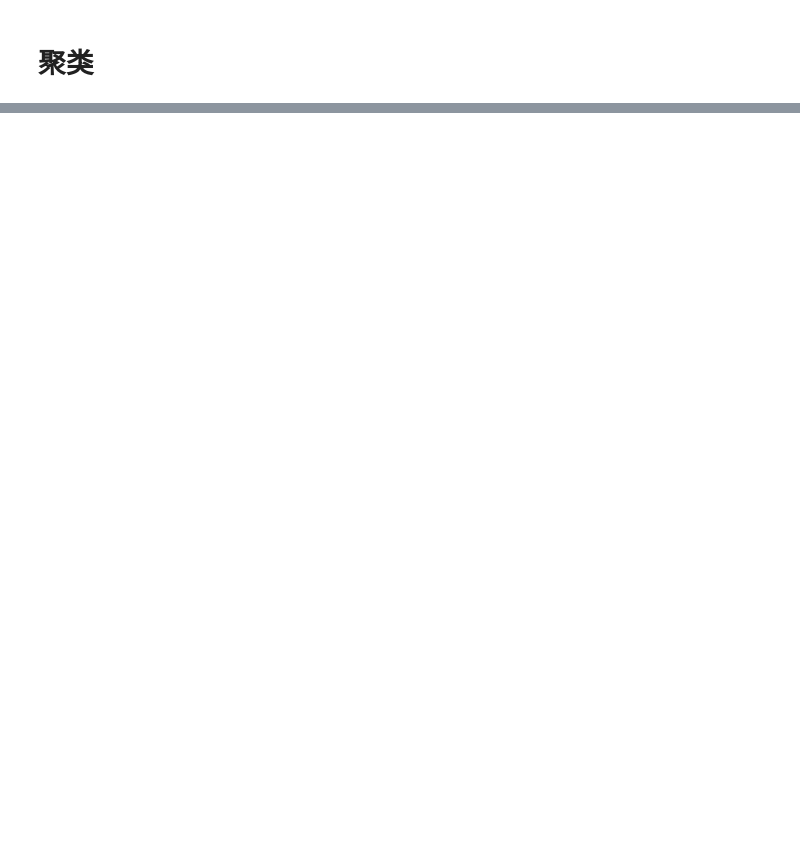
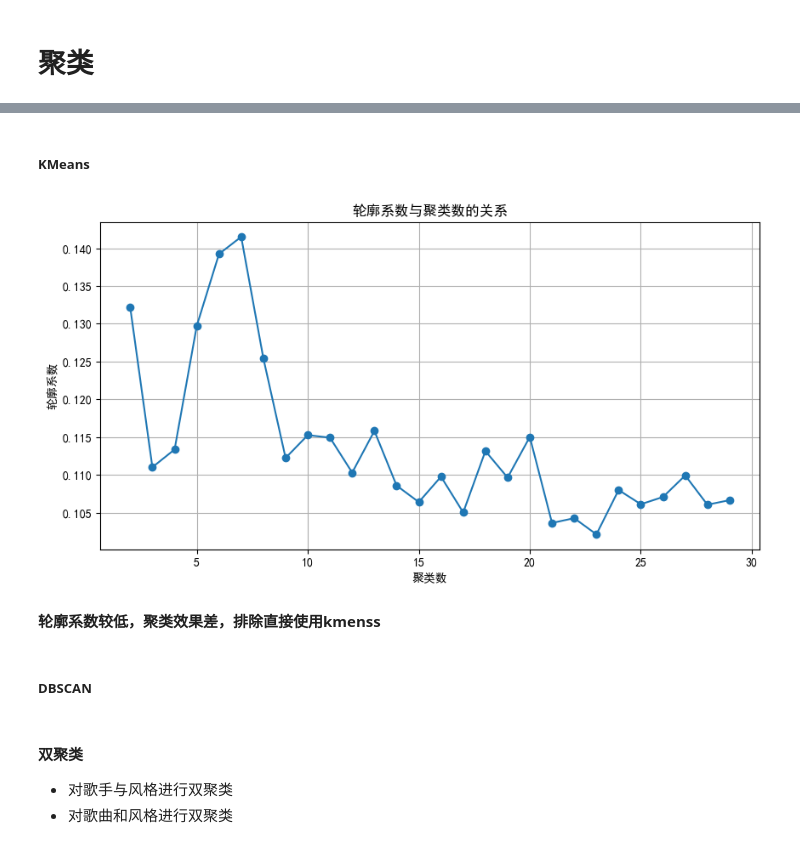
Before and after one commit to liushisi7/liushisi7_xiaoxueqi_renmeng, a Jupyter notebook: 作业一/test_6_23.ipynb, the cells around one changed output, grey strips where cells are left out. Drawn from its saved outputs; the diff is of its cells as text; code cells hidden in the pictures; blank space fills up the shorter version.

```diff
--- a/作业一/test_6_23.ipynb
+++ b/作业一/test_6_23.ipynb
@@ -109,0 +122,9 @@ data['歌手主要流派'].value_counts().plot(kind='bar', figsize=(12, 3), colo
+# %%
+# 聚类指标： '时长(秒)', '流行度', '舞蹈性', '声学性', '能量值', '器乐性', '现场感', '响度(dB)', '语音性/说唱成分', '节拍速度(BPM)', '拍号'
+cluster_columns = ['时长(秒)', '流行度', '舞蹈性', '声学性', '能量值', '器乐性', '现场感', '响度(dB)', '语音性/说唱成分', '节拍速度(BPM)', '拍号']
+data_KMeans = data[cluster_columns].copy()
+# 数据标准化-作用：消除量纲影响，使不同特征在同一尺度上，便于比较
+from sklearn.preprocessing import StandardScaler
+scaler = StandardScaler() #
+data_KMeans_scaled = scaler.fit_transform(data_KMeans)
+print(data_KMeans_scaled)
@@ -109,0 +145,27 @@ data['歌手主要流派'].value_counts().plot(kind='bar', figsize=(12, 3), colo
+# %% [markdown]
+##### KMeans
+# %%
+# 使用轮廓系数进行评价，寻找最佳聚类数
+from sklearn.cluster import KMeans
+from sklearn.metrics import silhouette_score
+silhouette_scores = []
+for n_clusters in range(2, 30):
+    kmeans = KMeans(n_clusters=n_clusters, init='k-means++' ,random_state=42)
+    kmeans.fit(data_KMeans_scaled)
+    labels = kmeans.labels_
+    score = silhouette_score(data_KMeans_scaled, labels)
+    silhouette_scores.append(score)
+# 绘制轮廓系数图
+plt.figure(figsize=(10, 5))
+plt.plot(range(2, 30), silhouette_scores, marker='o')
+plt.title('轮廓系数与聚类数的关系')
+plt.xlabel('聚类数')
+plt.ylabel('轮廓系数')
+plt.grid(True)
+plt.show()
+# %% [output]
+[figure, added]
+# %% [markdown]
+**轮廓系数较低，聚类效果差，排除直接使用kmenss**
+# %% [markdown]
+##### DBSCAN
@@ -109,0 +174,4 @@ data['歌手主要流派'].value_counts().plot(kind='bar', figsize=(12, 3), colo
+# %% [markdown]
+#### 双聚类
+- 对歌手与风格进行双聚类
+- 对歌曲和风格进行双聚类
```
Also changed, not shown: parts of 9 cells of this notebook.
